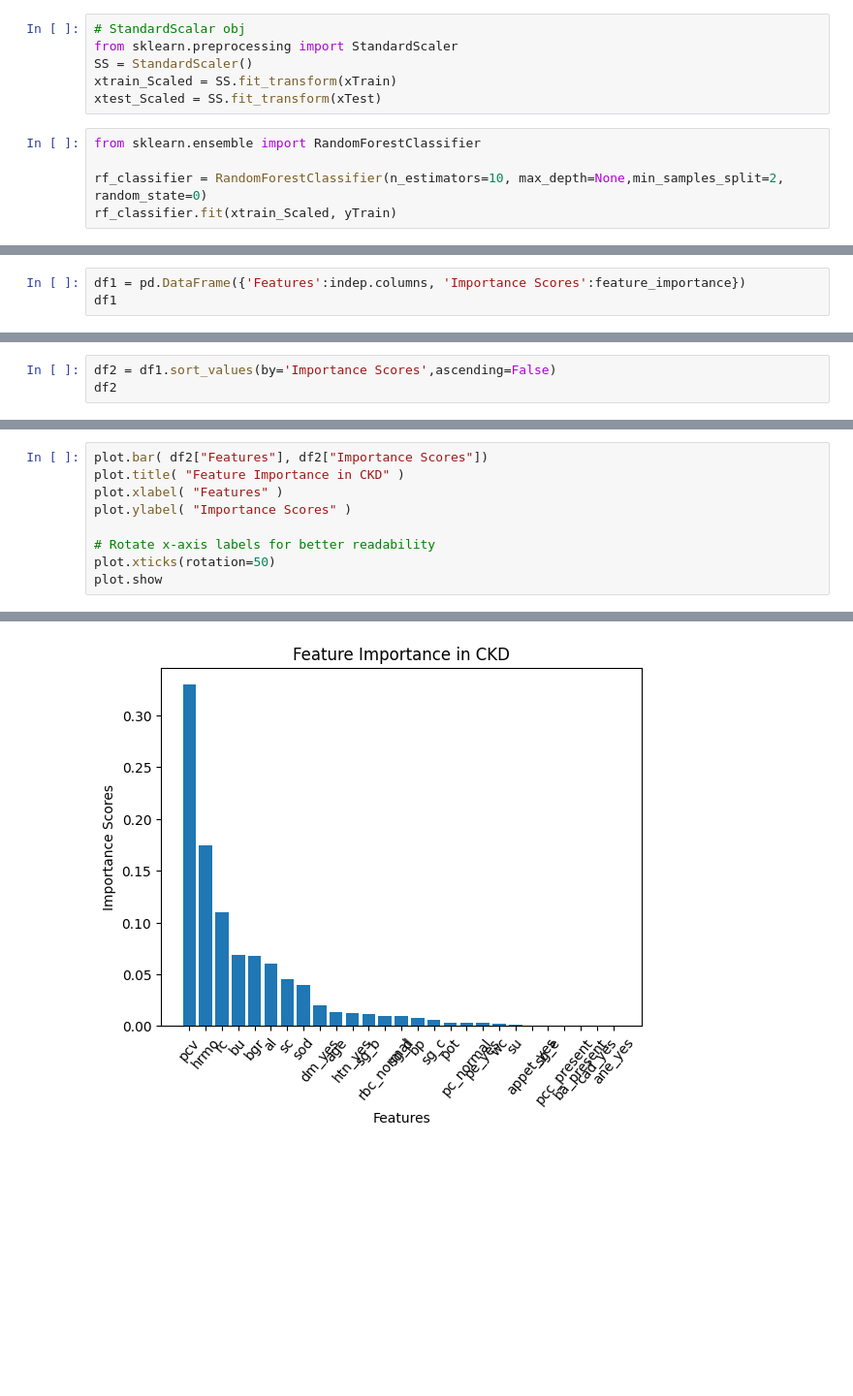
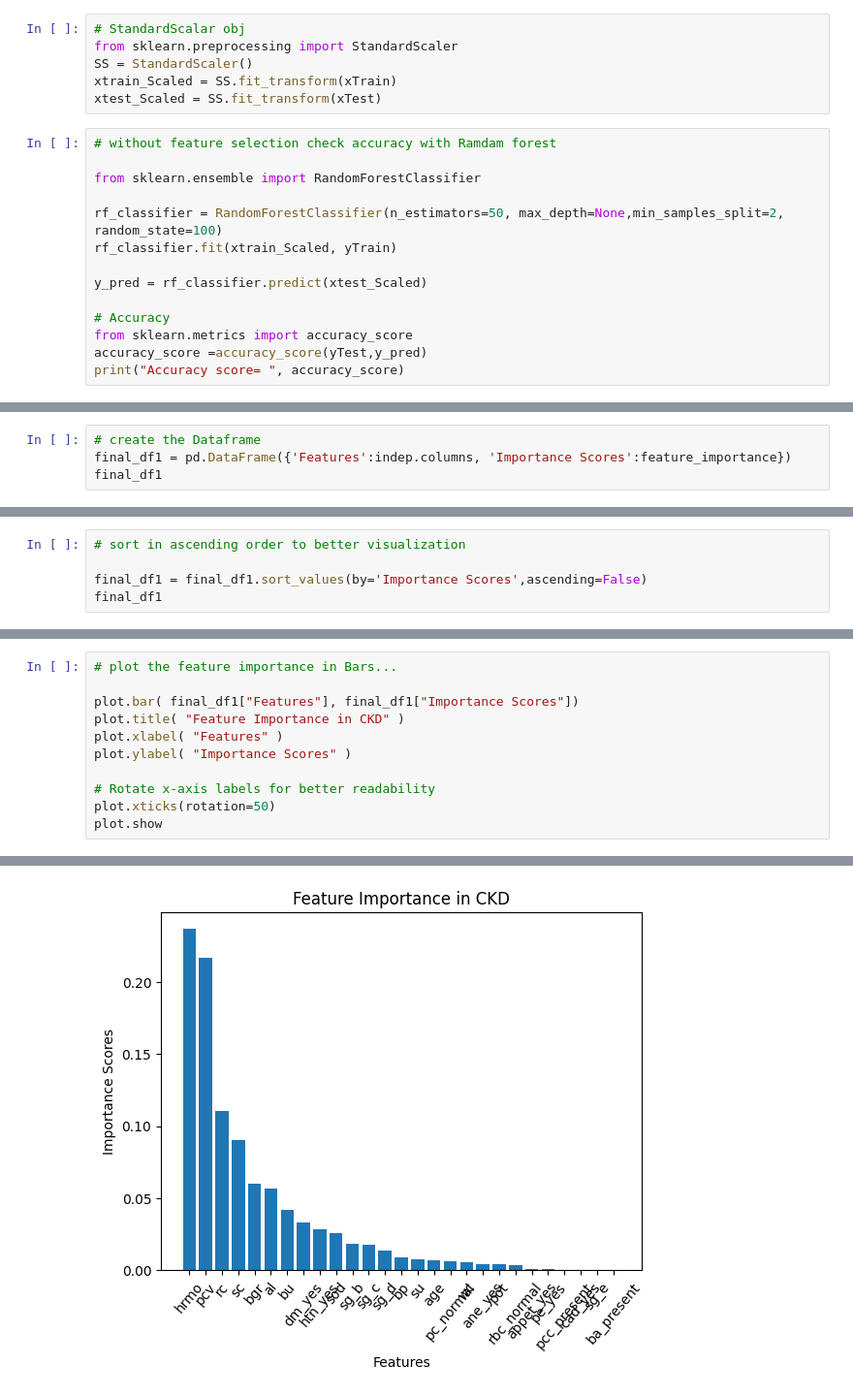
Before and after one commit to kanmanigit/Feature-Selection, a Jupyter notebook: Feature_importance.ipynb, the cells around one changed output, grey strips where cells are left out. Shown: that part at 97% size. Drawn from its saved outputs; the diff is of its cells as text; blank space fills up the shorter version.

```diff
--- a/Feature_importance.ipynb
+++ b/Feature_importance.ipynb
@@ -64,8 +64,17 @@ SS = StandardScaler()
 xtrain_Scaled = SS.fit_transform(xTrain)
 xtest_Scaled = SS.fit_transform(xTest)
 # %%
+# without feature selection check accuracy with Ramdam forest
+
 from sklearn.ensemble import RandomForestClassifier
 
-rf_classifier = RandomForestClassifier(n_estimators=10, max_depth=None,min_samples_split=2, random_state=0)
+rf_classifier = RandomForestClassifier(n_estimators=50, max_depth=None,min_samples_split=2, random_state=100)
 rf_classifier.fit(xtrain_Scaled, yTrain)
+
+y_pred = rf_classifier.predict(xtest_Scaled)
+
+# Accuracy
+from sklearn.metrics import accuracy_score
+accuracy_score =accuracy_score(yTest,y_pred)
+print("Accuracy score= ", accuracy_score)
 # %% [output]
@@ -83,5 +95,6 @@ array([0.01310313, 0.00800663, 0.06033791, 0.00142722, 0.06748565,
 # %%
-df1 = pd.DataFrame({'Features':indep.columns, 'Importance Scores':feature_importance})
-df1
+# create the Dataframe
+final_df1 = pd.DataFrame({'Features':indep.columns, 'Importance Scores':feature_importance})
+final_df1
 # %% [output]
 |  | Features | Importance Scores |
@@ -104,5 +117,7 @@ df1
 # %%
-df2 = df1.sort_values(by='Importance Scores',ascending=False)
-df2
+# sort in ascending order to better visualization
+
+final_df1 = final_df1.sort_values(by='Importance Scores',ascending=False)
+final_df1
 # %% [output]
 |  | Features | Importance Scores |
@@ -125,12 +140,14 @@ df2
 # %%
-plot.bar( df2["Features"], df2["Importance Scores"])
+# plot the feature importance in Bars...
+
+plot.bar( final_df1["Features"], final_df1["Importance Scores"])
 plot.title( "Feature Importance in CKD" )
 plot.xlabel( "Features" )
 plot.ylabel( "Importance Scores" )
 
 # Rotate x-axis labels for better readability
 plot.xticks(rotation=50)
 plot.show
 # %% [output]
 <function matplotlib.pyplot.show(close=None, block=None)>
-[figure, old version]
+[figure, new version]
```
Also changed, not shown: parts of 9 cells of this notebook.
